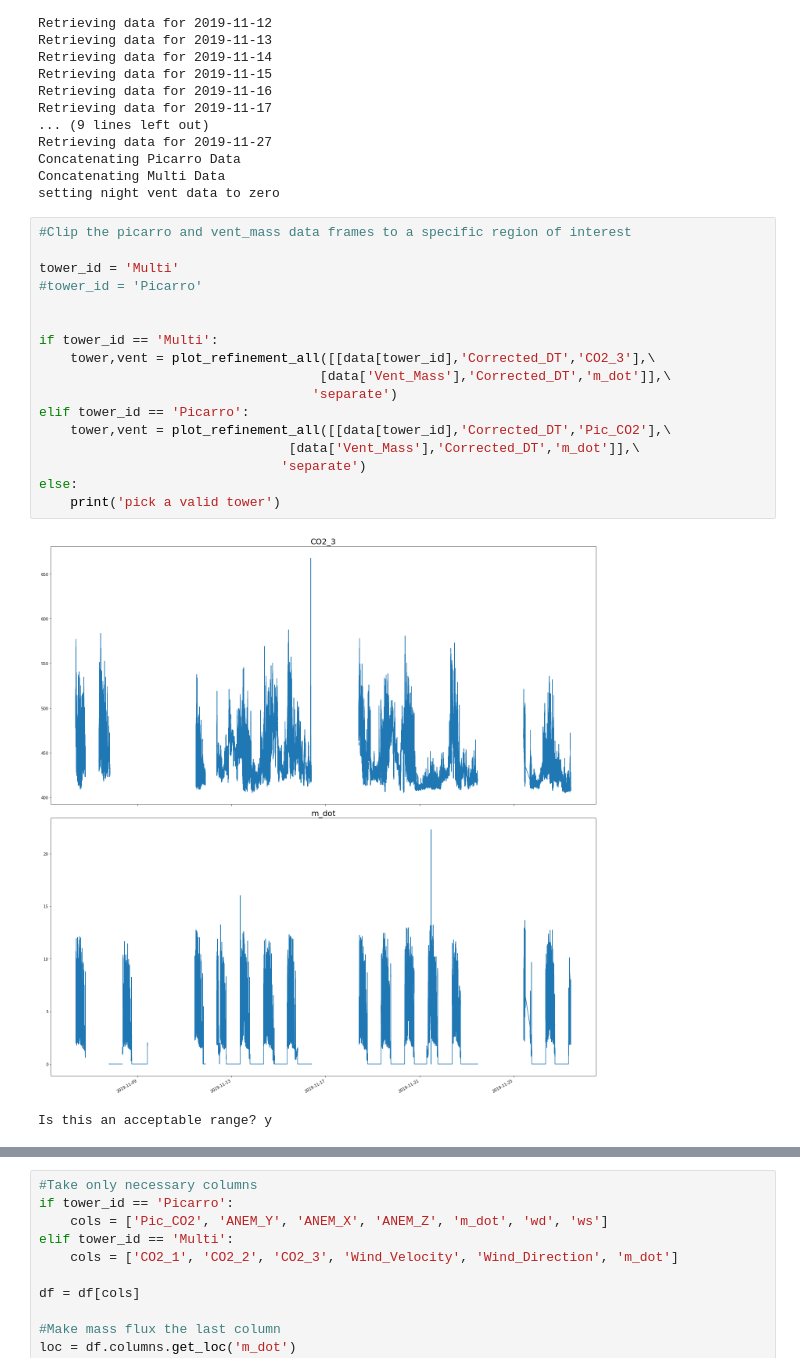
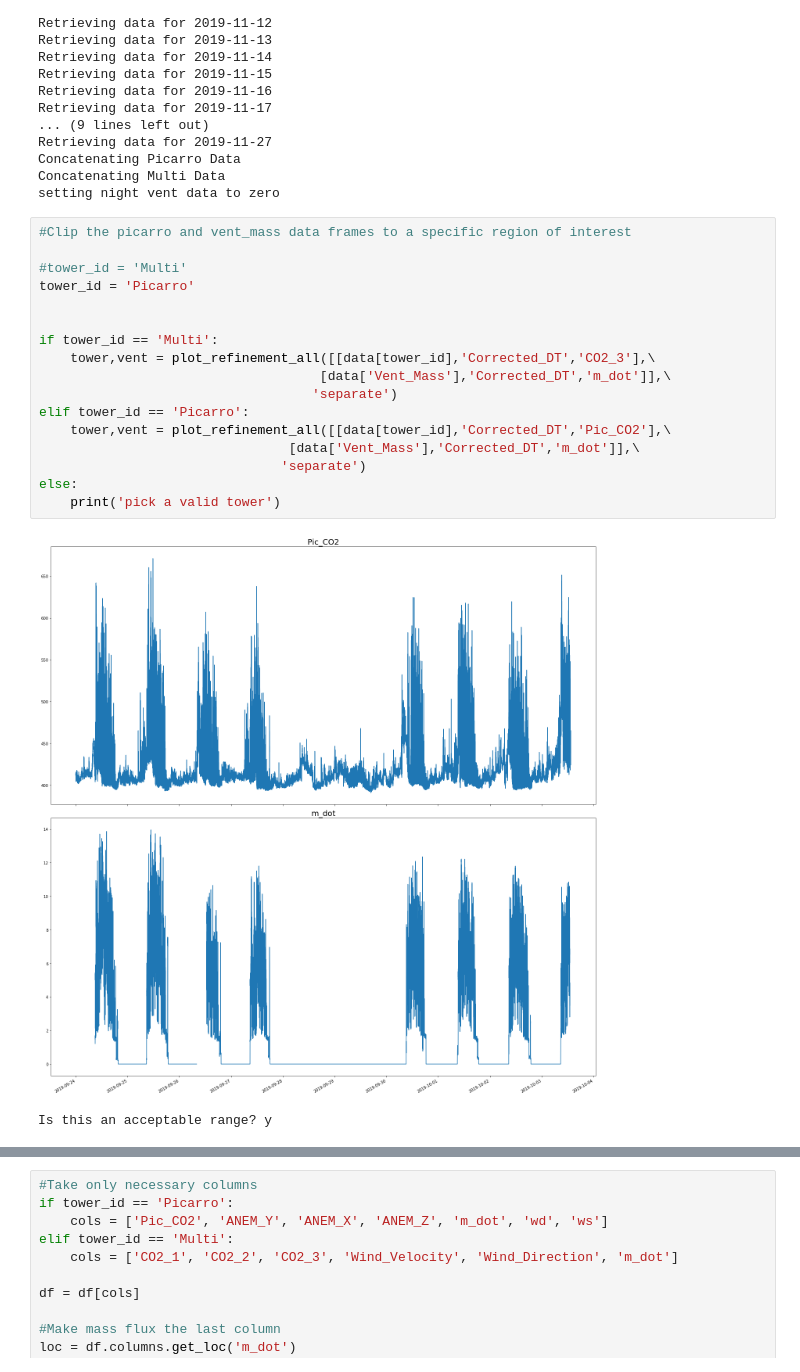
Before and after one commit to agmeyer4/CO2_Eddy, a Jupyter notebook: ML.ipynb, the cells around one changed output, grey strips where cells are left out. Drawn from its saved outputs; the diff is of its cells as text.

```diff
--- a/ML.ipynb
+++ b/ML.ipynb
@@ -78,22 +92,22 @@ setting night vent data to zero
 # %%
 #Clip the picarro and vent_mass data frames to a specific region of interest
 
-tower_id = 'Multi'
-#tower_id = 'Picarro'
+#tower_id = 'Multi'
+tower_id = 'Picarro'
 
 
 if tower_id == 'Multi':
     tower,vent = plot_refinement_all([[data[tower_id],'Corrected_DT','CO2_3'],\
                                     [data['Vent_Mass'],'Corrected_DT','m_dot']],\
                                    'separate')
 elif tower_id == 'Picarro':
     tower,vent = plot_refinement_all([[data[tower_id],'Corrected_DT','Pic_CO2'],\
                                 [data['Vent_Mass'],'Corrected_DT','m_dot']],\
                                'separate')
 else:
     print('pick a valid tower')
 # %% [output]
-[figure, old version]
+[figure, new version]
 Is this an acceptable range? y
 # %%
 #Apply a moving average and downsample
```
Also changed, not shown: parts of 28 cells of this notebook, 1 other file.
